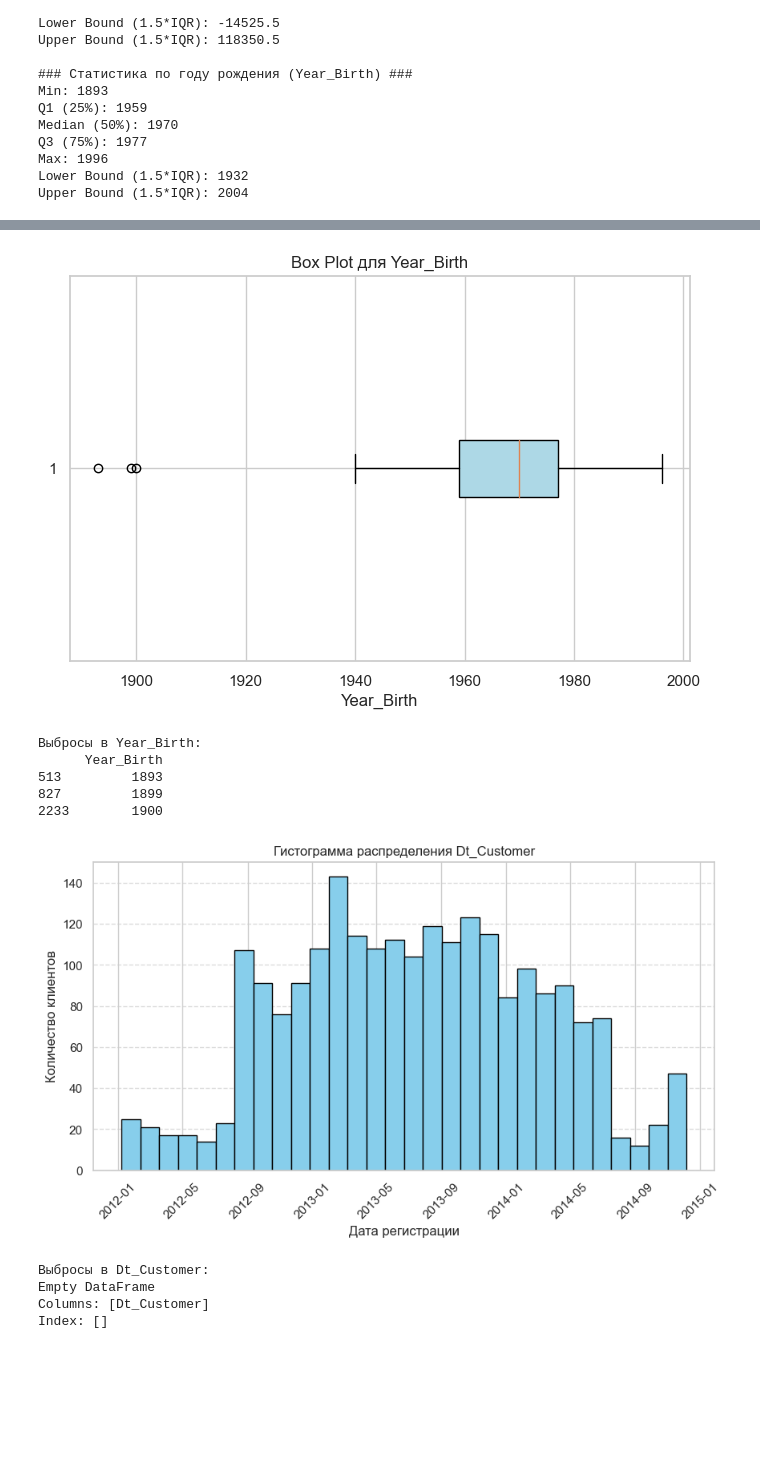
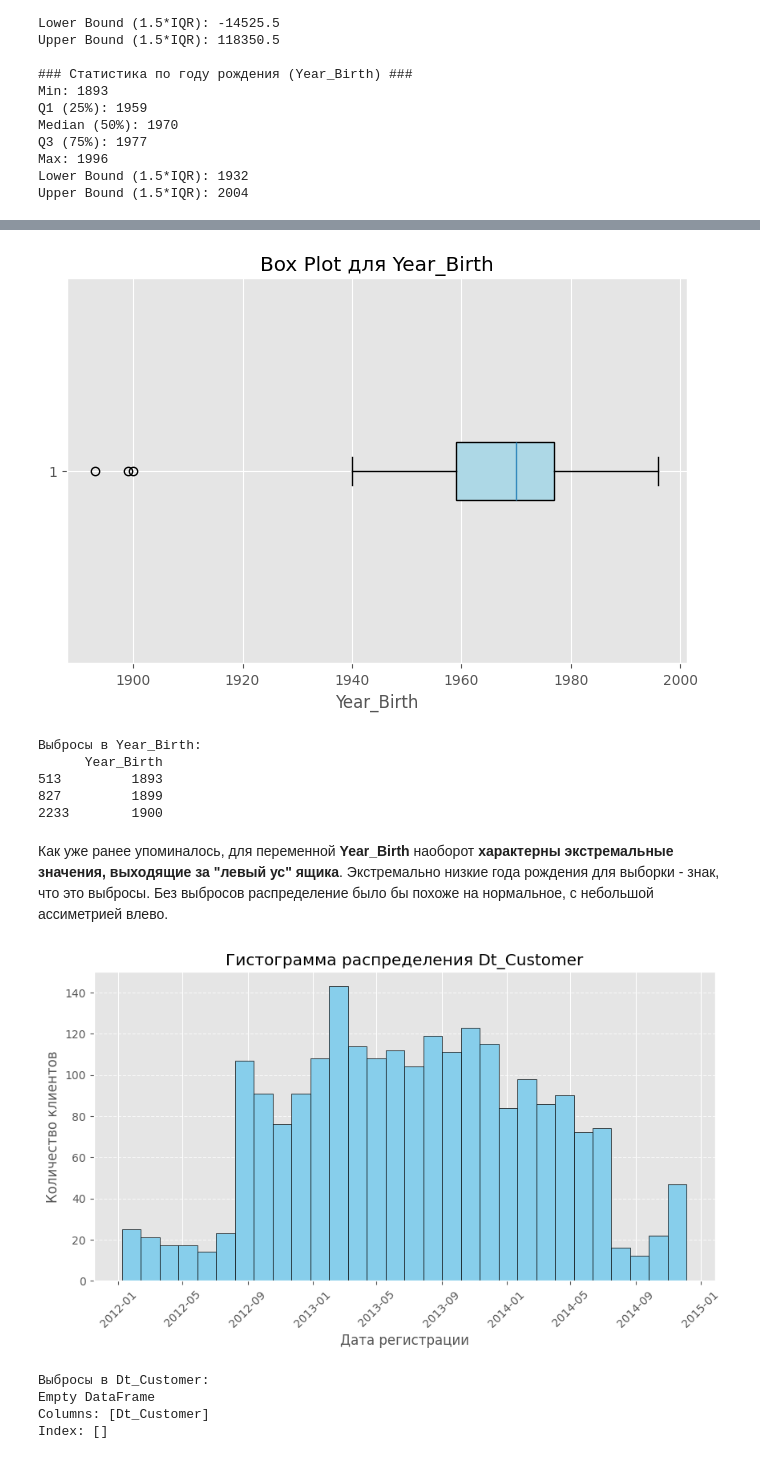
Before and after one commit to AndreyTrichev/customer-purchase-prediction, a Jupyter notebook: EDA_dev.ipynb, the cells around one changed output, grey strips where cells are left out. Cells and saved outputs as stored; diff of their text form; code cells hidden in the pictures; blank space fills up the shorter version.

```diff
--- a/EDA_dev.ipynb
+++ b/EDA_dev.ipynb
@@ -479,0 +510,26 @@ plt.show()
+# %%
+plt.style.use("ggplot")
+plt.figure(figsize=(12, 10))
+plt.subplot(2, 1, 1)
+response_counts = df['Response'].value_counts()
+bars = response_counts.plot(kind='bar', color='skyblue', edgecolor='black')
+plt.title('Распределение Response (Количество)')
+plt.xlabel('Response')
+plt.ylabel('Количество')
+plt.xticks(rotation=45)
+for bar in bars.patches:
+    plt.text(bar.get_x() + bar.get_width() / 2, bar.get_height() + 5,
+             int(bar.get_height()), ha='center', fontsize=10, fontweight='bold')
+plt.subplot(2, 1, 2)
+response_proportions = df['Response'].value_counts(normalize=True) * 100
+bars = response_proportions.plot(kind='bar', color='lightgreen', edgecolor='black')
+plt.title('Распределение Response (Доли в %)')
+plt.xlabel('Response')
+plt.ylabel('Доля (%)')
+plt.xticks(rotation=45)
+for bar in bars.patches:
+    plt.text(bar.get_x() + bar.get_width() / 2, bar.get_height() + 1,
+             f"{bar.get_height():.2f}%", ha='center', fontsize=10, fontweight='bold')
+
+plt.tight_layout()
+plt.show()
@@ -480,4 +540,5 @@ plt.show()
 # %%
+plt.style.use("ggplot")
 plt.figure(figsize=(12, 5))
 plt.subplot(1, 2, 1)
 education_counts = df['Education'].value_counts()
@@ -496,4 +559,5 @@ plt.show()
 # %%
+plt.style.use("ggplot")
 plt.figure(figsize=(12, 5))
 plt.subplot(1, 2, 2)
 marital_counts = df['Marital_Status'].value_counts()
@@ -512,4 +579,5 @@ plt.show()
 # %%
+plt.style.use("ggplot")
 plt.figure(figsize=(8, 5))
 plt.boxplot(df['Year_Birth'], vert=False, patch_artist=True, boxprops=dict(facecolor="lightblue"))
 plt.title('Box Plot для Year_Birth')
@@ -525,32 +593,35 @@ outliers = df[(df['Year_Birth'] < lower_whisker) | (df['Year_Birth'] > upper_whi
 print("Выбросы в Year_Birth:")
 print(outliers[['Year_Birth']])
 # %% [output]
-[figure, old version]
+[figure, new version]
 Выбросы в Year_Birth:
       Year_Birth
 513         1893
 827         1899
 2233        1900
+# %% [markdown]
+Как уже ранее упоминалось, для переменной **Year_Birth** наоборот **характерны экстремальные значения, выходящие за "левый ус" ящика**. Экстремально низкие года рождения для выборки - знак, что это выбросы. Без выбросов распределение было бы похоже на нормальное, с небольшой ассиметрией влево.
 # %%
+plt.style.use("ggplot")
 df['Dt_Customer'] = pd.to_datetime(df['Dt_Customer'], format='%m/%d/%Y')
 plt.figure(figsize=(10, 5))
 plt.hist(df['Dt_Customer'], bins=30, color='skyblue', edgecolor='black')
 plt.title('Гистограмма распределения Dt_Customer')
 plt.xlabel('Дата регистрации')
 plt.ylabel('Количество клиентов')
 plt.xticks(rotation=45)
 plt.grid(axis='y', linestyle='--', alpha=0.7)
 plt.show()
 Q1 = df['Dt_Customer'].quantile(0.25)
 Q3 = df['Dt_Customer'].quantile(0.75)
 IQR = Q3 - Q1
 lower_whisker = Q1 - 1.5 * IQR
 upper_whisker = Q3 + 1.5 * IQR
 outliers = df[(df['Dt_Customer'] < lower_whisker) | (df['Dt_Customer'] > upper_whisker)]
 print("Выбросы в Dt_Customer:")
 print(outliers[['Dt_Customer']])
 # %% [output]
-[figure, old version]
+[figure, new version]
 Выбросы в Dt_Customer:
 Empty DataFrame
 Columns: [Dt_Customer]
```
Also changed, not shown: parts of 65 cells of this notebook.
